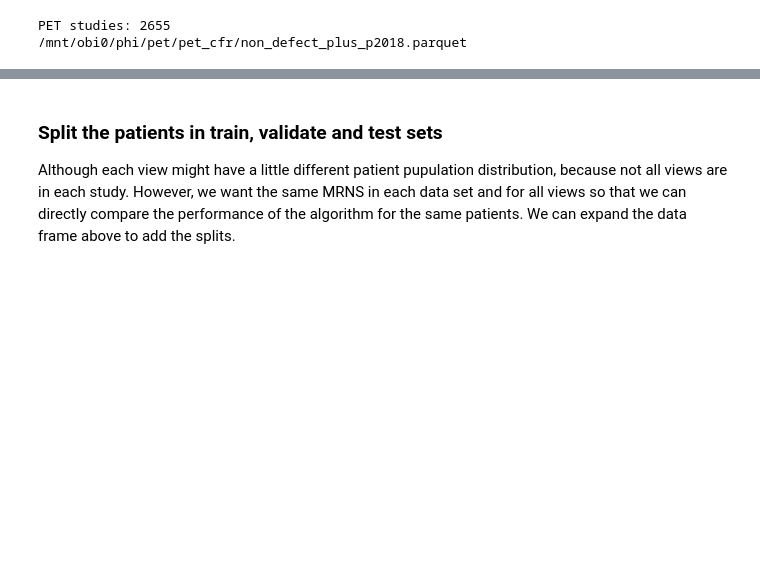
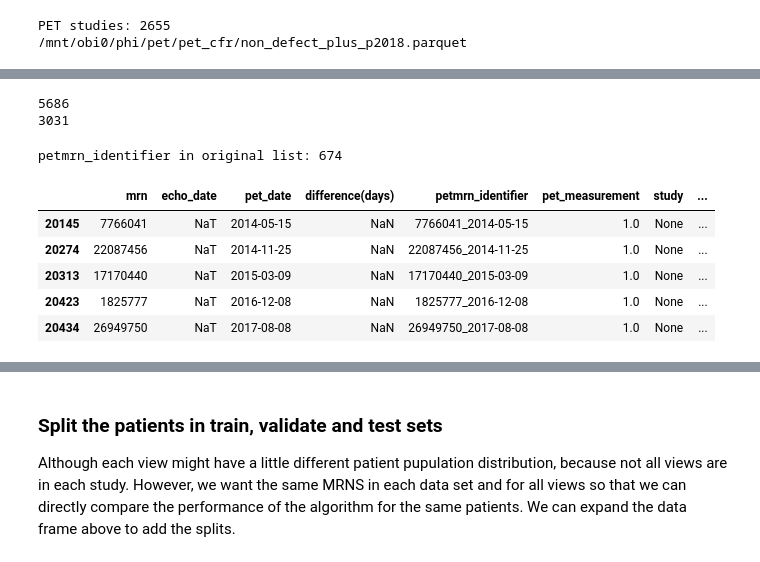
Before and after one commit to awerdich/werdich-cfr, a Jupyter notebook: notebooks/cfr_datasets_patientsplit.ipynb, the cells around one changed output, grey strips where cells are left out. Drawn from its saved outputs; the diff is of its cells as text; code cells hidden in the pictures; blank space fills up the shorter version.

```diff
--- a/notebooks/cfr_datasets_patientsplit.ipynb
+++ b/notebooks/cfr_datasets_patientsplit.ipynb
@@ -169,0 +182,19 @@ nondefect shape:      (117630, 53)
+# %%
+print(len(petmrn_identifier_list))
+print(len(petmrn_identifier_set))
+# %% [output]
+5686
+3031
+# %%
+# Let's filter Rahuls list of missing echos
+missing_echo = pd.read_parquet(os.path.join(meta_dir, 'mrn_pet_missing_echo_file.parquet'))
+print(f'petmrn_identifier in original list: {len(missing_echo.petmrn_identifier.unique())}')
+missing_echo.tail()
+# %% [output]
+petmrn_identifier in original list: 674
+|  | mrn | echo_date | pet_date | difference(days) | petmrn_identifier | pet_measurement | study | ... |
+| 20145 | 7766041 | NaT | 2014-05-15 | NaN | 7766041_2014-05-15 | 1.0 | None | ... |
+| 20274 | 22087456 | NaT | 2014-11-25 | NaN | 22087456_2014-11-25 | 1.0 | None | ... |
+| 20313 | 17170440 | NaT | 2015-03-09 | NaN | 17170440_2015-03-09 | 1.0 | None | ... |
+| 20423 | 1825777 | NaT | 2016-12-08 | NaN | 1825777_2016-12-08 | 1.0 | None | ... |
+| 20434 | 26949750 | NaT | 2017-08-08 | NaN | 26949750_2017-08-08 | 1.0 | None | ... |
```
Also changed, not shown: parts of 15 cells of this notebook, 1 other file.
